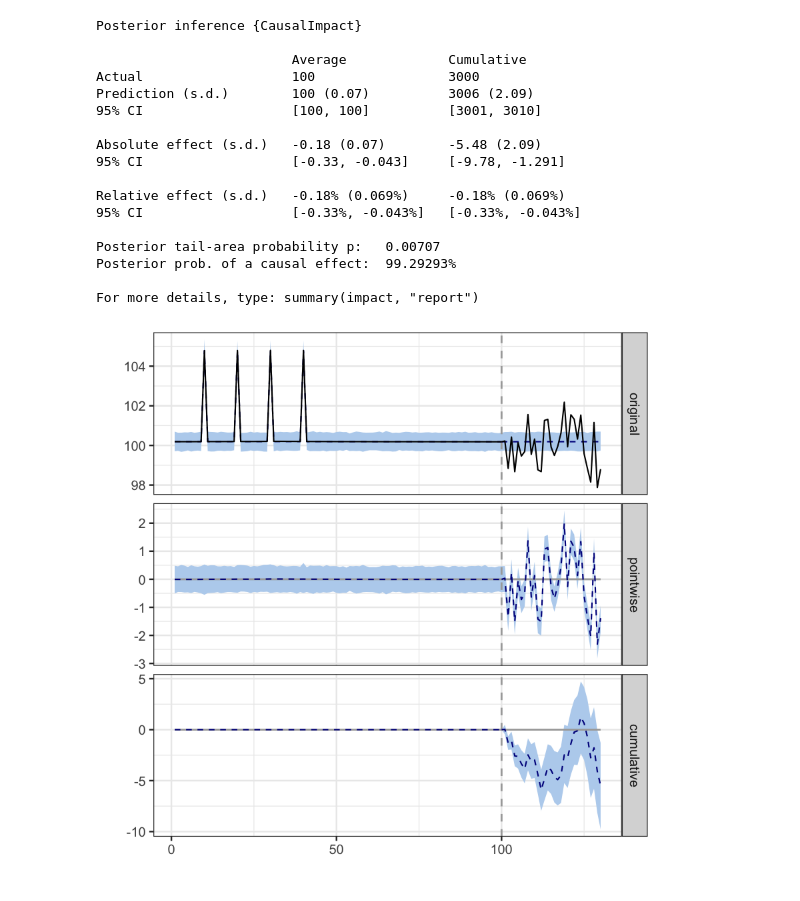
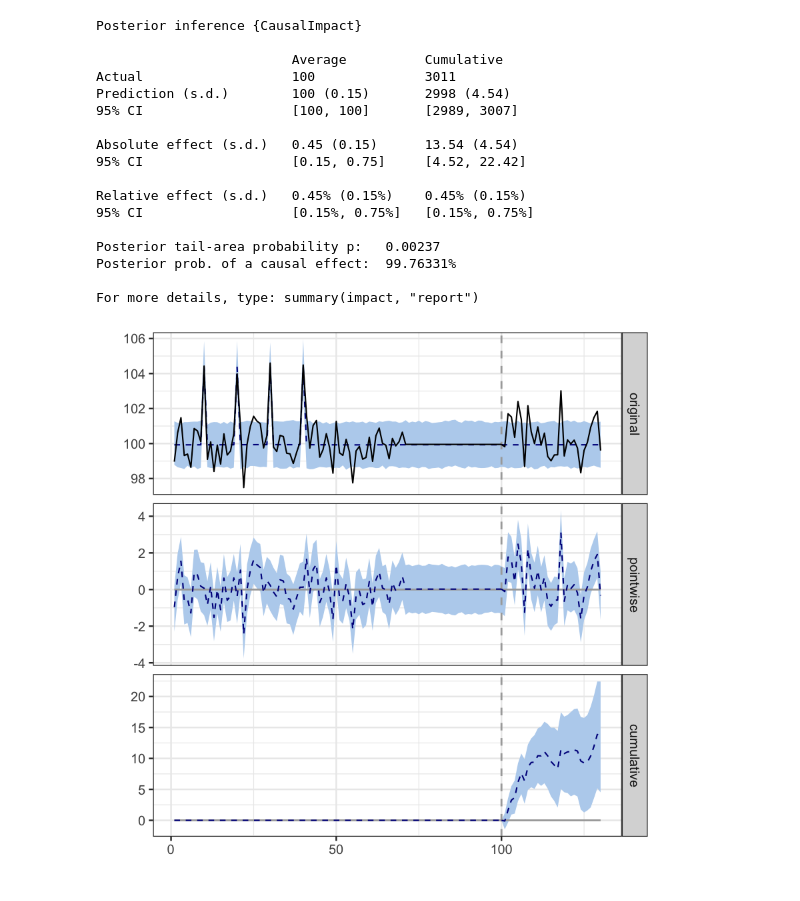
Before and after one commit to Yimdh/progress, a Jupyter notebook: stat/causalInference/[paper]usingCausalInference_Uber/bsts_sample.ipynb, the cells around one changed output. Drawn from its saved outputs; the diff is of its cells as text; code cells hidden in the pictures.

```diff
--- a/stat/causalInference/[paper]usingCausalInference_Uber/bsts_sample.ipynb
+++ b/stat/causalInference/[paper]usingCausalInference_Uber/bsts_sample.ipynb
@@ -48,0 +49,11 @@ For more details, type: summary(impact, "report")
+# %%
+pre.period <- c(60, 100)
+post.period <- c(101, 130)
+y2<-y
+y2[71:100]<-impact$series[,3][71:100] #예측값 대입
+data2 <- cbind(y2, x2)
+#matplot(data2, type = "l")
+plot(y2,type='l')
+impact <- CausalImpact(data2, pre.period, post.period)
+plot(impact)
+summary(impact)
@@ -50,7 +81,7 @@ For more details, type: summary(impact, "report")
 pre.period <- c(1, 100)
 post.period <- c(101, 130)
 y2<-y
-y2[1:100]<-impact$series[,3][1:100] #예측값 대입
+y2[71:100]<-impact$series[,3][71:100] #예측값 대입
 data2 <- cbind(y2, x2)
 #matplot(data2, type = "l")
 plot(y2,type='l')
@@ -62,18 +93,18 @@ summary(impact)
 Posterior inference {CausalImpact}
 
-                         Average             Cumulative
-Actual                   100                 3000
-Prediction (s.d.)        100 (0.07)          3006 (2.09)
-95% CI                   [100, 100]          [3001, 3010]
+                         Average          Cumulative
+Actual                   100              3011
+Prediction (s.d.)        100 (0.15)       2998 (4.54)
+95% CI                   [100, 100]       [2989, 3007]
 
-Absolute effect (s.d.)   -0.18 (0.07)        -5.48 (2.09)
-95% CI                   [-0.33, -0.043]     [-9.78, -1.291]
+Absolute effect (s.d.)   0.45 (0.15)      13.54 (4.54)
+95% CI                   [0.15, 0.75]     [4.52, 22.42]
 
-Relative effect (s.d.)   -0.18% (0.069%)     -0.18% (0.069%)
-95% CI                   [-0.33%, -0.043%]   [-0.33%, -0.043%]
+Relative effect (s.d.)   0.45% (0.15%)    0.45% (0.15%)
+95% CI                   [0.15%, 0.75%]   [0.15%, 0.75%]
 
-Posterior tail-area probability p:   0.00707
-Posterior prob. of a causal effect:  99.29293%
+Posterior tail-area probability p:   0.00237
+Posterior prob. of a causal effect:  99.76331%
 
 For more details, type: summary(impact, "report")
-[figure, old version]
+[figure, new version]
```
Also changed, not shown: parts of 4 cells of this notebook.
